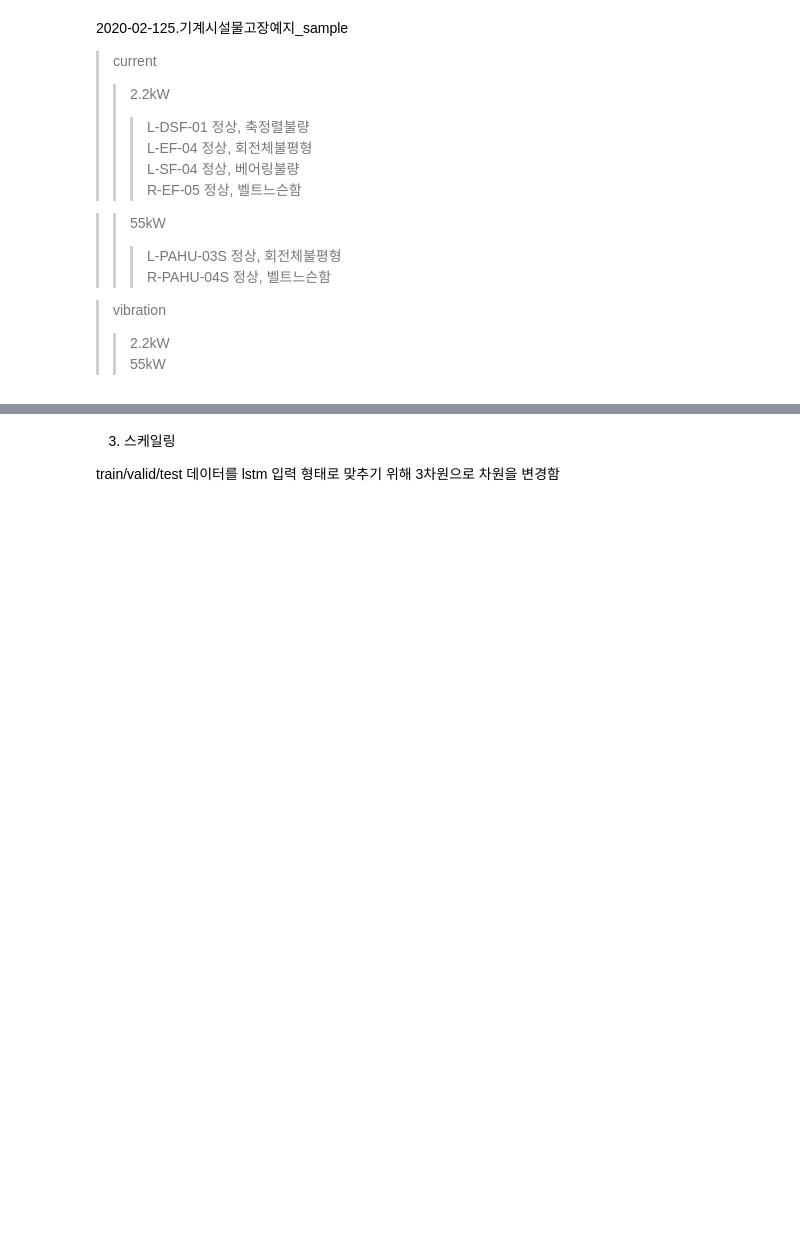
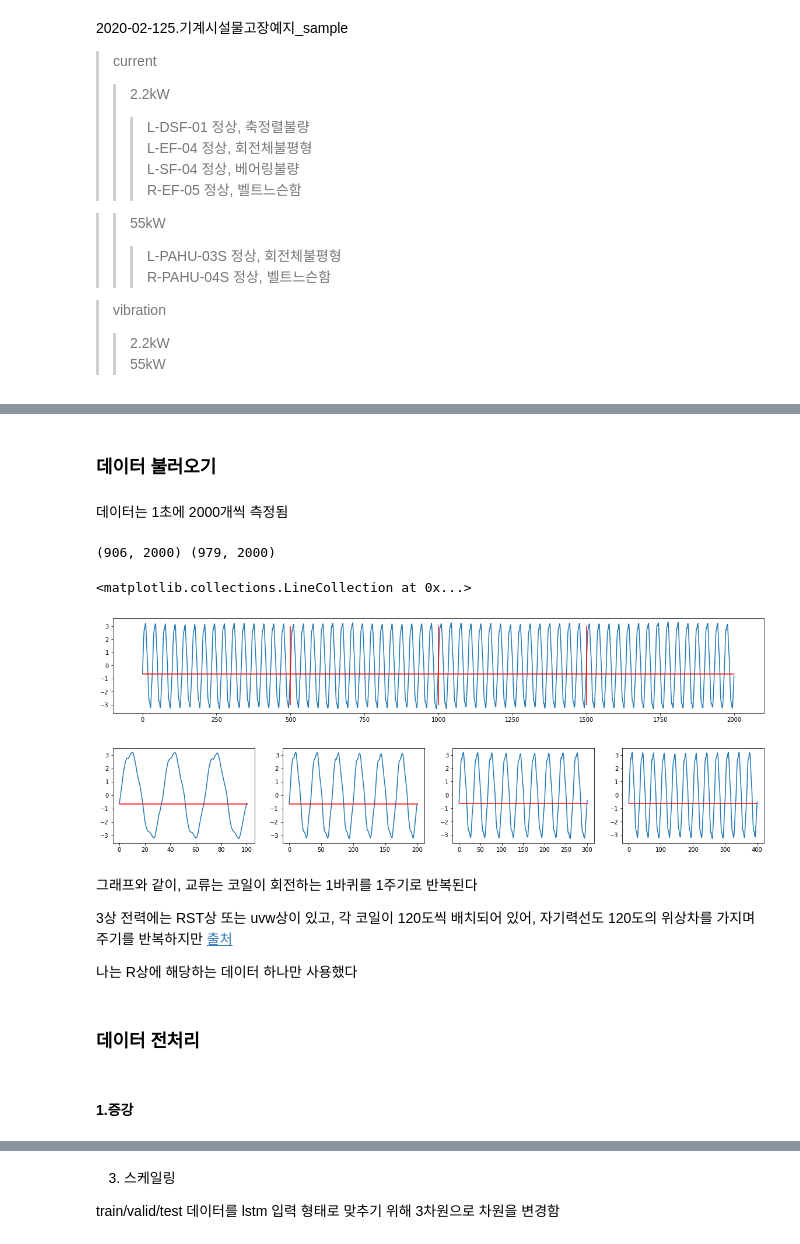
Before and after one commit to engineercha/engineercha, a Jupyter notebook: 기계시설물.ipynb, the cells around one changed output, grey strips where cells are left out. Cells and saved outputs as stored; diff of their text form; code cells hidden in the pictures; blank space fills up the shorter version.

```diff
--- a/기계시설물.ipynb
+++ b/기계시설물.ipynb
@@ -22 +96,40 @@
+# %% [markdown]
+### 데이터 불러오기
+# %% [markdown]
+데이터는 1초에 2000개씩 측정됨
+# %%
+a=pd.read_pickle(os.path.join(drive, '전류정상.pkl'))
+b=pd.read_pickle(os.path.join(drive, '전류고장.pkl'))
+
+print(a.shape, b.shape)
+# %% [output]
+(906, 2000) (979, 2000)
+# %%
+plt.figure(figsize=(20,3))
+plt.plot(np.array(a.iloc[0]))
+plt.hlines(a.iloc[0,0], 0, 2000, 'r')
+plt.vlines([500, 1000, 1500], -3, 3, 'r')
+# %% [output]
+<matplotlib.collections.LineCollection at 0x...>
+[figure, added]
+# %%
+n=4
+plt.figure(figsize=(20,3))
+for i in range(1,n+1):
+  plt.subplot(1,n,i)
+  plt.plot(np.array(a.iloc[0][:100*i+1]))
+  plt.hlines(a.iloc[0,0], 0, 100*i+1, 'r')
+plt.show()
+# %% [output]
+[figure, added]
+# %% [markdown]
+그래프와 같이, 교류는 코일이 회전하는 1바퀴를 1주기로 반복된다
+
+3상 전력에는 RST상 또는 uvw상이 있고, 각 코일이 120도씩 배치되어 있어, 자기력선도 120도의 위상차를 가지며 주기를 반복하지만 [출처](https://findahobby.tistory.com/33)
+
+나는 R상에 해당하는 데이터 하나만 사용했다
+# %% [markdown]
+### 데이터 전처리
+# %% [markdown]
+#### 1.증강
 # %% [markdown]
```
Also changed, not shown: parts of 106 cells of this notebook.
